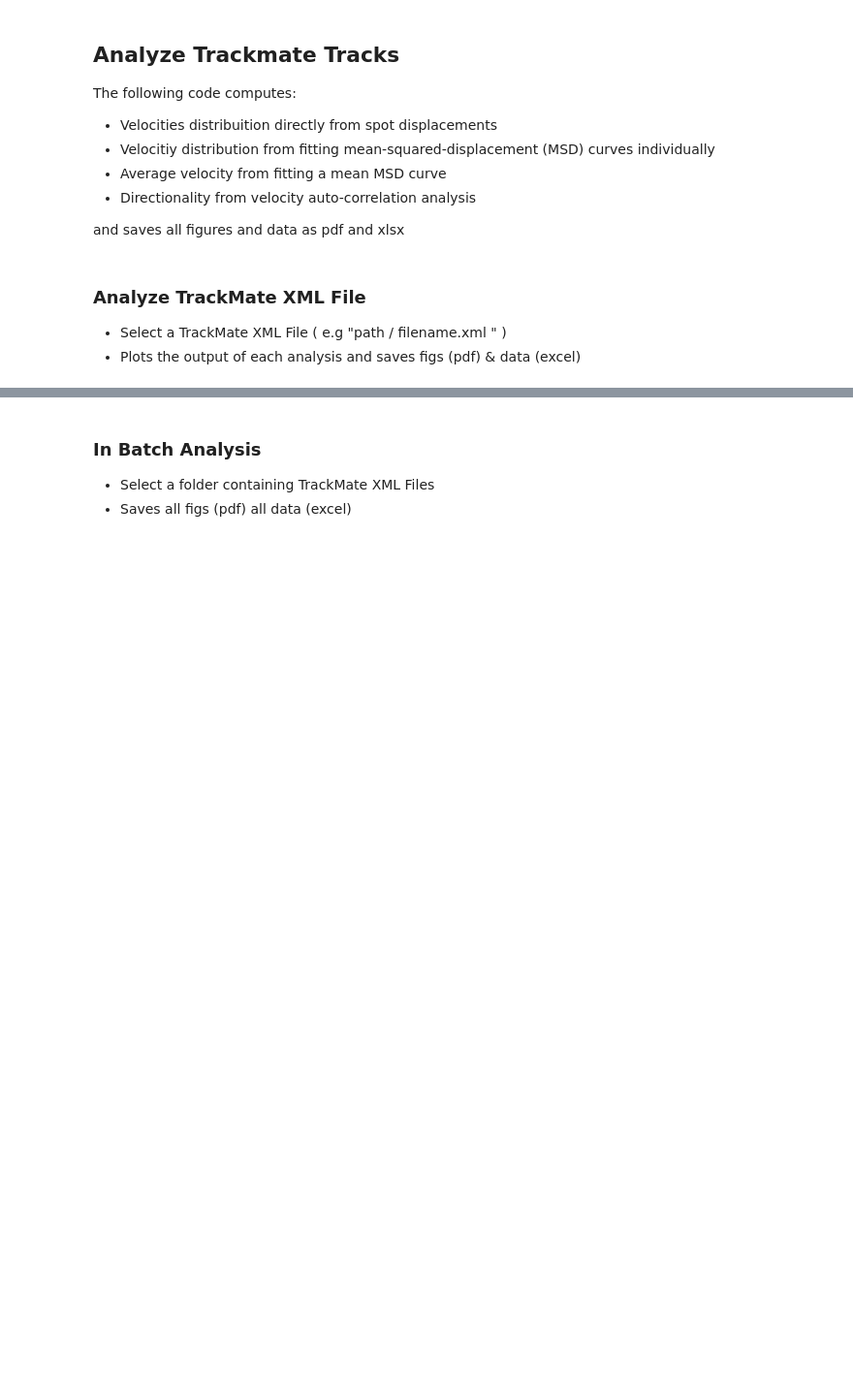
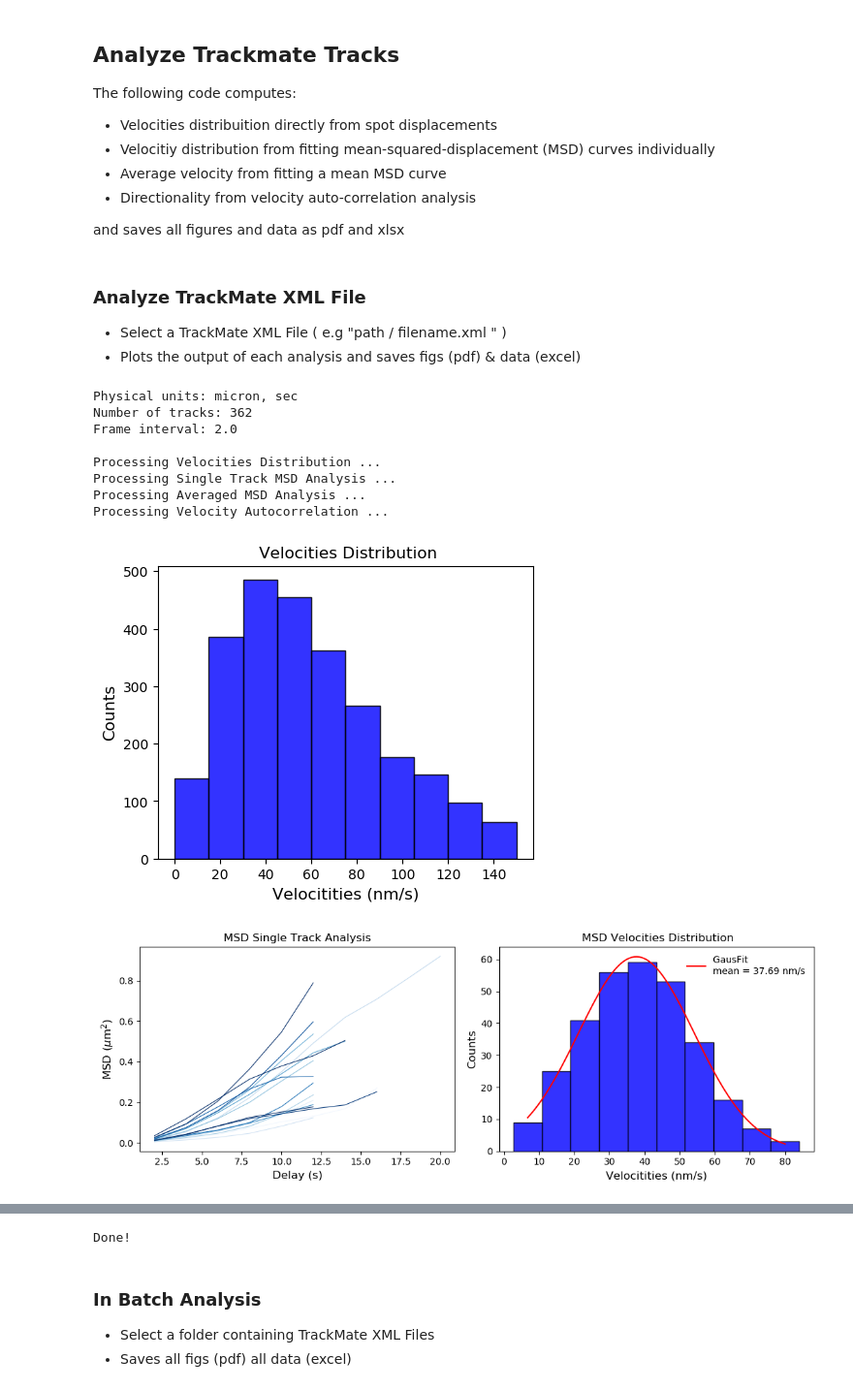
Before and after one commit to paulocaldas/Treadmilling-Speed-Analysis, a Jupyter notebook: tracking_analysis/analyze_tracks.ipynb, the cells around one changed output, grey strips where cells are left out. Shown at 97% size. Cells and saved outputs as stored; diff of their text form; code cells hidden in the pictures; blank space fills up the shorter version.

Commit message:
tracking_analysis simplified version

```diff
--- a/tracking_analysis/analyze_tracks.ipynb
+++ b/tracking_analysis/analyze_tracks.ipynb
@@ -14,7 +14,18 @@ and saves all figures and data as pdf and xlsx
 # %%
 # import modules for analysis
 from analyze_tracks import read, msd, velocity, utils, process
 %matplotlib inline
 
-filename = 'C:/Users/pcaldas/Desktop/Data Analysis/Github/examples/ZapA_speckles_growth_Tracks.xml'
+filename = 'example/example_growth_Tracks.xml'
 process.analyze_tracks(filename, clip = 0.5, plot_every = 20)
+# %% [output]
+Physical units: micron, sec
+Number of tracks: 362
+Frame interval: 2.0
+
+Processing Velocities Distribution ...
+Processing Single Track MSD Analysis ...
+Processing Averaged MSD Analysis ...
+Processing Velocity Autocorrelation ...
+[figure, added]
+[figure, added]
@@ -21,3 +34,4 @@ process.analyze_tracks(filename, clip = 0.5, plot_every = 20)
+Done!
 # %% [markdown]
 ### In Batch Analysis
  * Select a folder containing TrackMate XML Files
```
Also changed, not shown: parts of 2 cells of this notebook, 9 other files.
